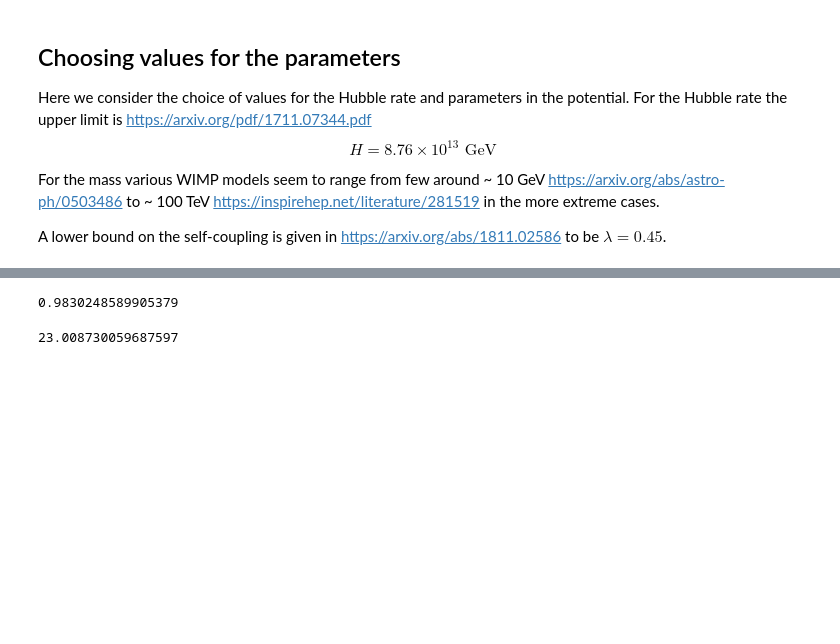
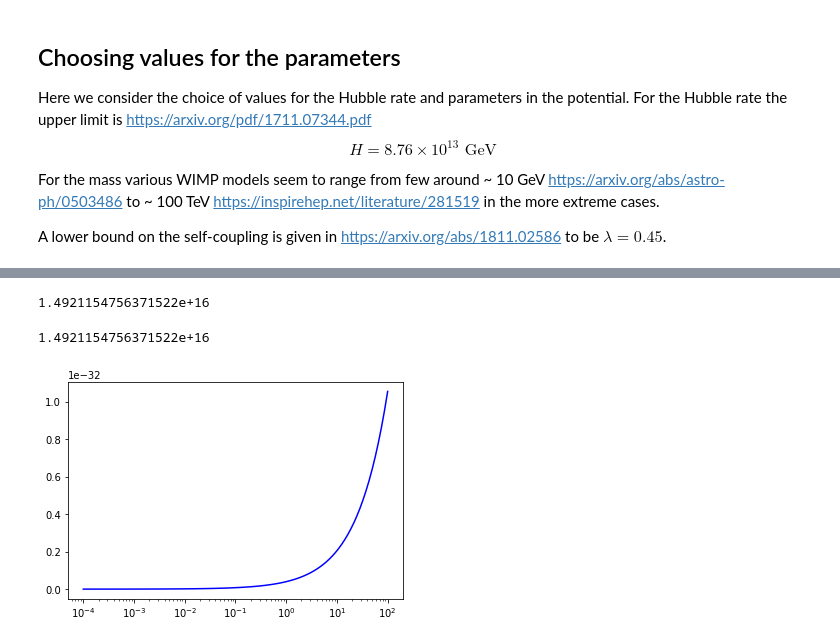
Before and after one commit to oleksiysmola/MSci-Project-Solving-the-Fokker-Planck-equation, a Jupyter notebook: Correlators and power spectrum.ipynb, the cells around one changed output, grey strips where cells are left out. Cells and saved outputs as stored; diff of their text form; code cells hidden in the pictures; blank space fills up the shorter version.

```diff
--- a/Correlators and power spectrum.ipynb
+++ b/Correlators and power spectrum.ipynb
@@ -687,8 +809,13 @@ For the range of values considered the amplitude seems to always exceed that of
 # %%
-np.min(A_delta_star)
+np.min(k_equal)
 # %% [output]
-0.9830248589905379
+1.4921154756371522e+16
-# %%
-np.min(log_A)
-# %% [output]
-23.008730059687597
+# %%
+k_equal[9, 0, 0]
+# %% [output]
+1.4921154756371522e+16
+# %%
+plt.plot(wavevector, spectator_spectrum[1, 1, 1], "b")
+plt.xscale("log")
+# %% [output]
+[figure, added]
```
Also changed, not shown: parts of 13 cells of this notebook.
